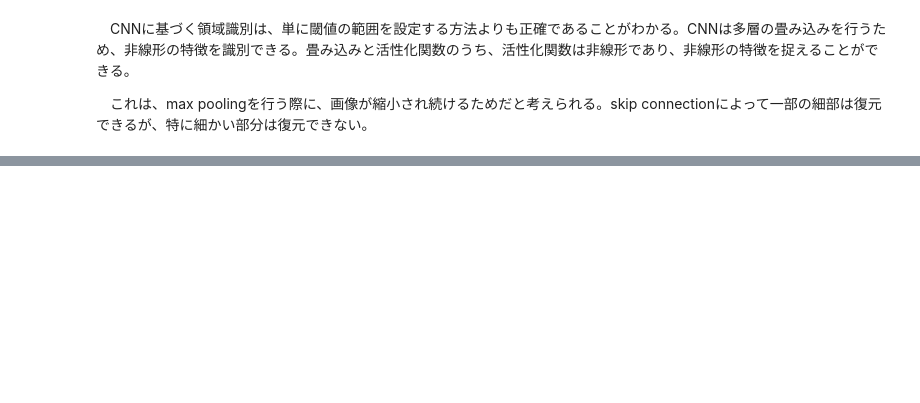
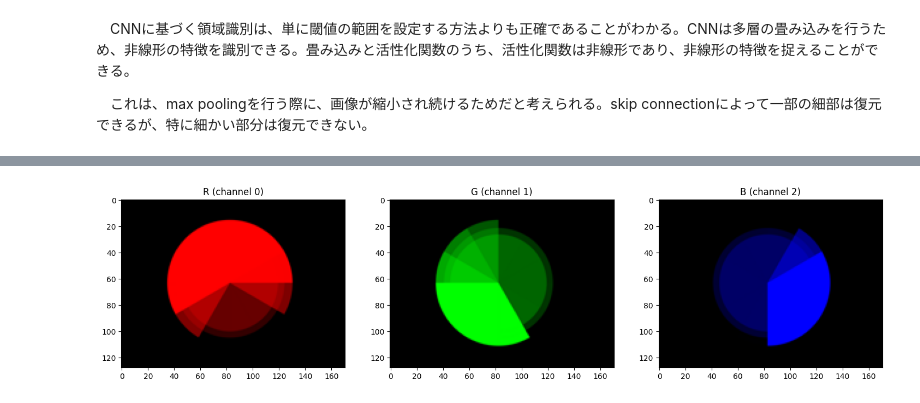
Before and after one commit to tachom-a11/111111, a Jupyter notebook: ipynb/ex_color_space_skin_detection.ipynb, the cells around one changed output, grey strips where cells are left out. Drawn from its saved outputs; the diff is of its cells as text; code cells hidden in the pictures; blank space fills up the shorter version.

```diff
--- a/ipynb/ex_color_space_skin_detection.ipynb
+++ b/ipynb/ex_color_space_skin_detection.ipynb
@@ -379,0 +404,22 @@ CNNに基づく肌領域の検出
+# %%
+#@title A color image is represented as a collection of pixel values (R,G,B).<br>カラー画像は画素値 (R,G,B) の集まりで表されています．
+import numpy as np
+from matplotlib.colors import LinearSegmentedColormap as lsc
+
+plt.figure(figsize=(18,6))
+
+plt.subplot(1,3,1)
+plt.title("R (channel 0)")
+plt.imshow(cimg[:,:,0], cmap=lsc.from_list('kr', [(0,0,0), (1,0,0)], N=255))
+
+plt.subplot(1,3,2)
+plt.title("G (channel 1)")
+plt.imshow(cimg[:,:,1], cmap=lsc.from_list('kg', [(0,0,0), (0,1,0)], N=255))
+
+plt.subplot(1,3,3)
+plt.title("B (channel 2)")
+plt.imshow(cimg[:,:,2], cmap=lsc.from_list('kb', [(0,0,0), (0,0,1)], N=255))
+
+plt.show()
+# %% [output]
+[figure, added]
```
Also changed, not shown: parts of 9 cells of this notebook.
